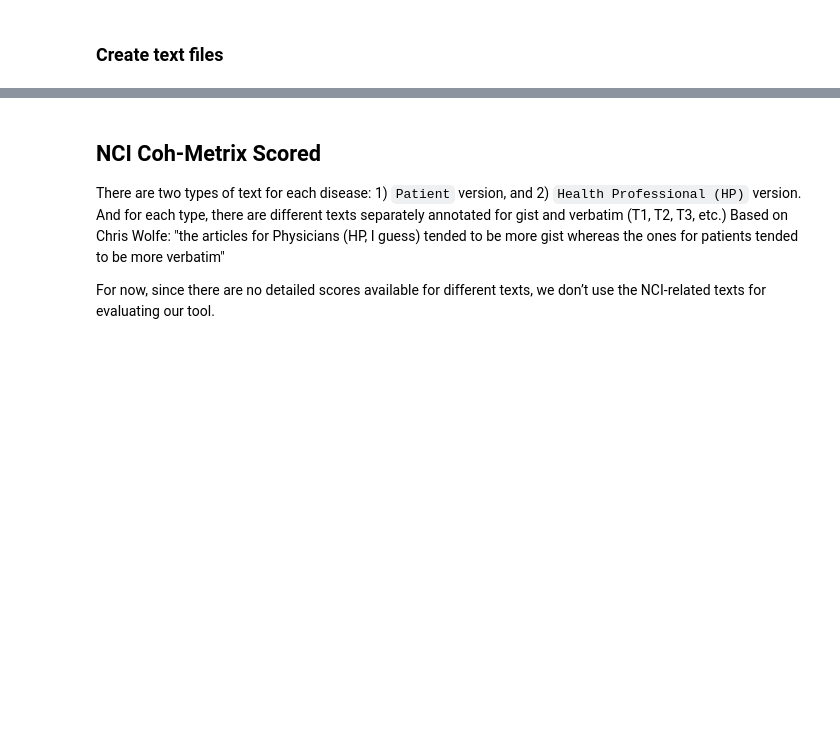
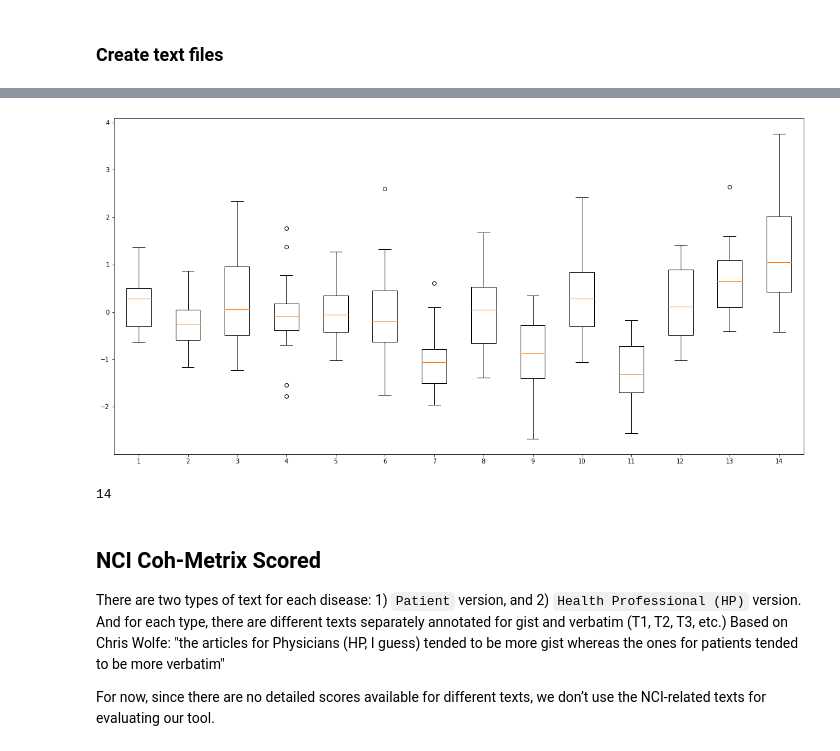
Before and after one commit to phosseini/GisPy, a Jupyter notebook: notebooks/wolfe_data.ipynb, the cells around one changed output, grey strips where cells are left out. Saved outputs shown, nothing was run; the diff lists cells and outputs as text; code cells hidden in the pictures; blank space fills up the shorter version.

```diff
--- a/notebooks/wolfe_data.ipynb
+++ b/notebooks/wolfe_data.ipynb
@@ -106,3 +218,26 @@ for i in range(len(df)):
+# %%
+# formula = PCREFz + PCDCz + (zSMCAUSlsa - zSMCAUSwn) - PCCNCz - zWRDIMGc - zWRDHYPnv
+cols = ["PCREFz", "PCDCz", "zSMCAUSlsa", "zSMCAUSwn", "PCCNCz", "zWRDIMGc", "zWRDHYPnv"]
+
+fig = plt.figure(figsize =(20, 10))
+
+plots = []
+
+for col in cols:
+    plots.append(df_yes[col])
+    plots.append(df_no[col])
+
+# Creating plot
+plt.boxplot(plots)
+
+# show plot
+plt.show()
+# %% [output]
+[figure, added]
+# %%
+len(plots)
+# %% [output]
+14
 # %% [markdown]
 ## NCI Coh-Metrix Scored
 There are two types of text for each disease: 1) `Patient` version, and 2) `Health Professional (HP)` version. And for each type, there are different texts separately annotated for gist and verbatim (T1, T2, T3, etc.) Based on Chris Wolfe: "the articles for Physicians (HP, I guess) tended to be more gist whereas the ones for patients tended to be more verbatim"
```
Also changed, not shown: parts of 13 cells of this notebook, 2 other files.
